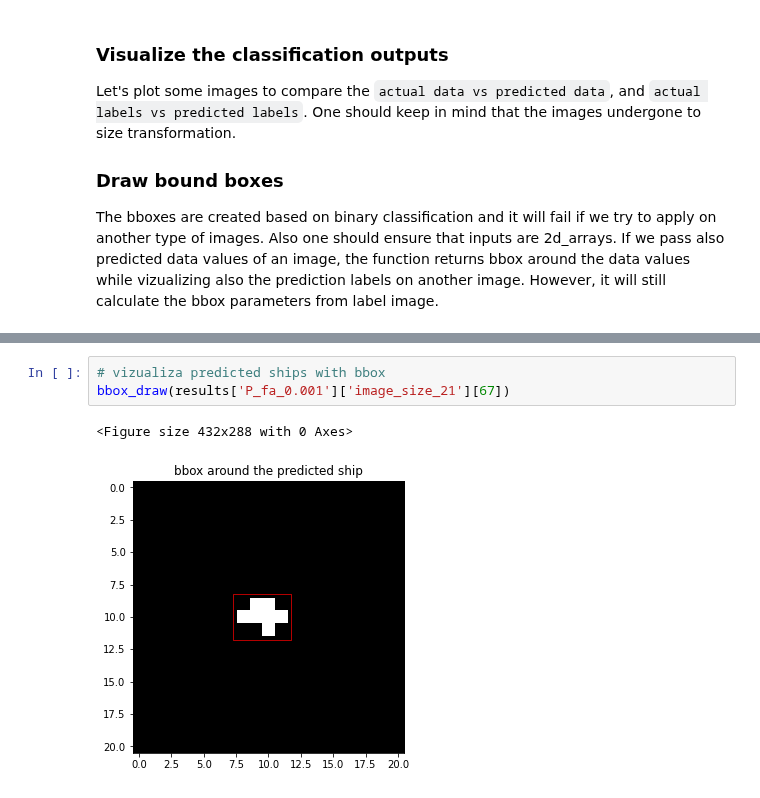
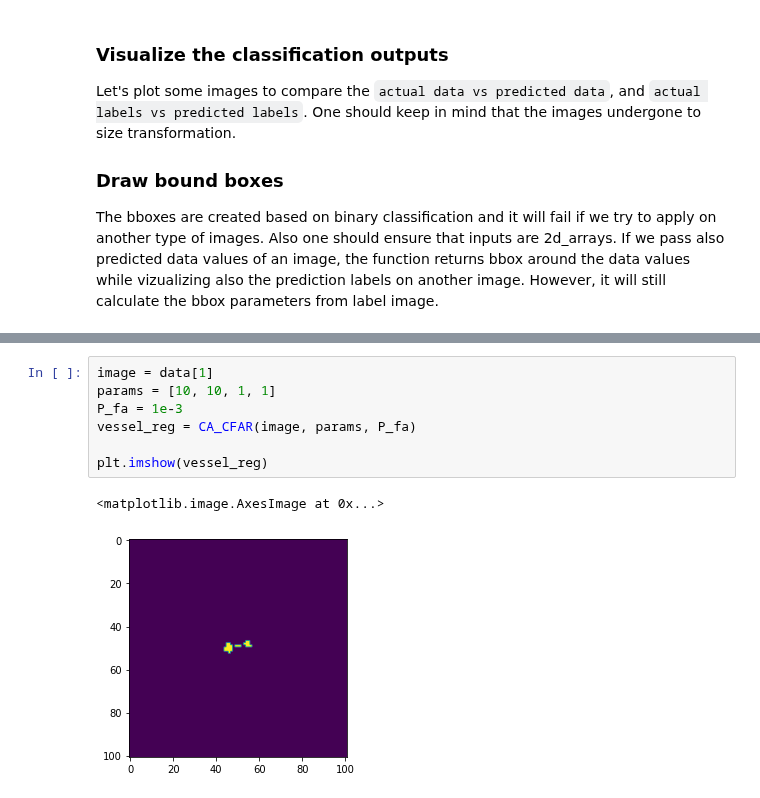
Before and after one commit to armkhudinyan/sar-ship-detect, a Jupyter notebook: scripts/model_notebooks/CFAR_pixel_wise_ship_detection.ipynb, the cells around one changed output, grey strips where cells are left out. Cells and saved outputs as stored; diff of their text form.

```diff
--- a/scripts/model_notebooks/CFAR_pixel_wise_ship_detection.ipynb
+++ b/scripts/model_notebooks/CFAR_pixel_wise_ship_detection.ipynb
@@ -250,6 +244,10 @@ multiple_im_plot(67)
-# %%
-# vizualiza predicted ships with bbox
-bbox_draw(results['P_fa_0.001']['image_size_21'][67])
-# %% [output]
-<Figure size 432x288 with 0 Axes>
-[figure, removed]
+# %%
+image = data[1]
+params = [10, 10, 1, 1]
+P_fa = 1e-3
+vessel_reg = CA_CFAR(image, params, P_fa)
+
+plt.imshow(vessel_reg)
+# %% [output]
+<matplotlib.image.AxesImage at 0x...>
+[figure, added]
```
Also changed, not shown: parts of 15 cells of this notebook, 6 other files.
